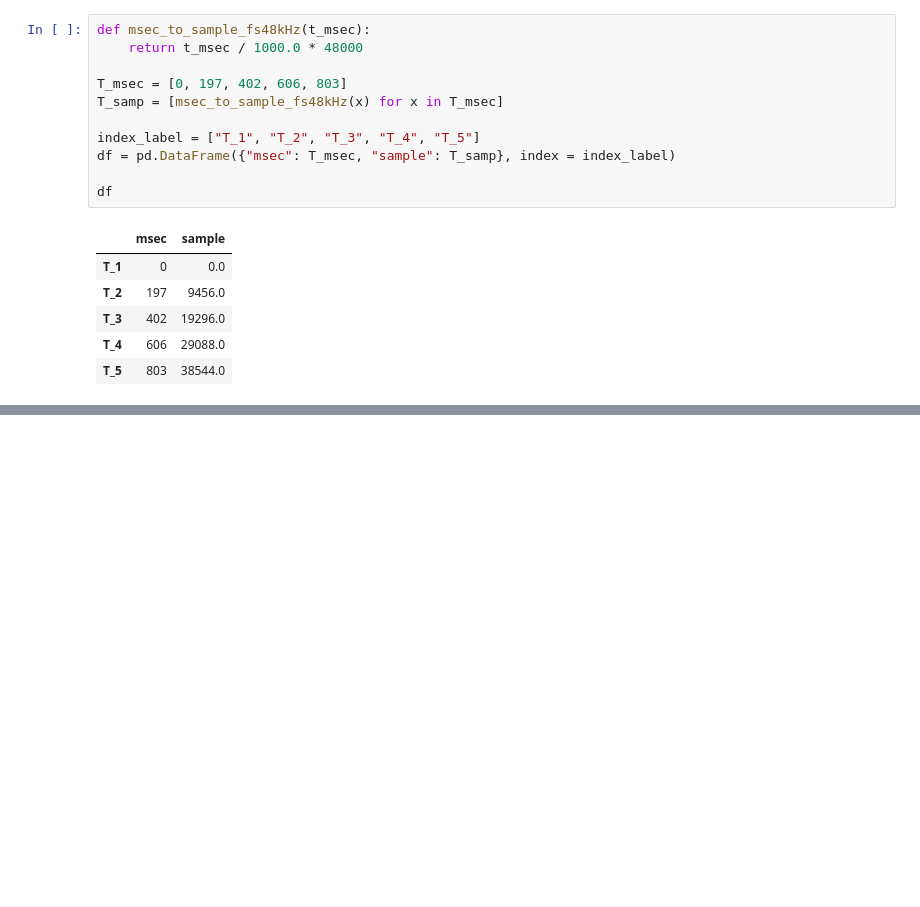
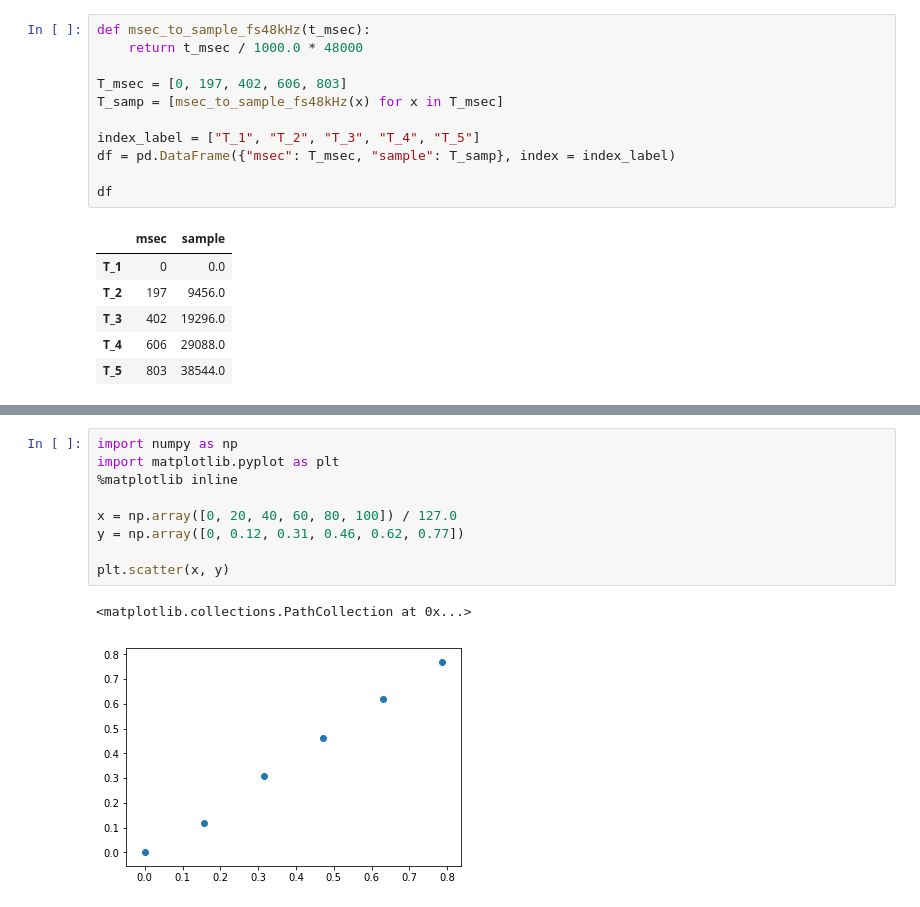
Before and after one commit to Aogiri-m2d/JupyterNotebookMemo, a Jupyter notebook: ThorDelayAnalysis/ThorDelayAnalysis.ipynb, the cells around one changed output, grey strips where cells are left out. Cells and saved outputs as stored; diff of their text form; blank space fills up the shorter version.

```diff
--- a/ThorDelayAnalysis/ThorDelayAnalysis.ipynb
+++ b/ThorDelayAnalysis/ThorDelayAnalysis.ipynb
@@ -209,0 +400,12 @@ df
+# %%
+import numpy as np
+import matplotlib.pyplot as plt
+%matplotlib inline
+
+x = np.array([0, 20, 40, 60, 80, 100]) / 127.0
+y = np.array([0, 0.12, 0.31, 0.46, 0.62, 0.77])
+
+plt.scatter(x, y)
+# %% [output]
+<matplotlib.collections.PathCollection at 0x...>
+[figure, added]
```
Also changed, not shown: parts of 12 cells of this notebook, 6 other files.
